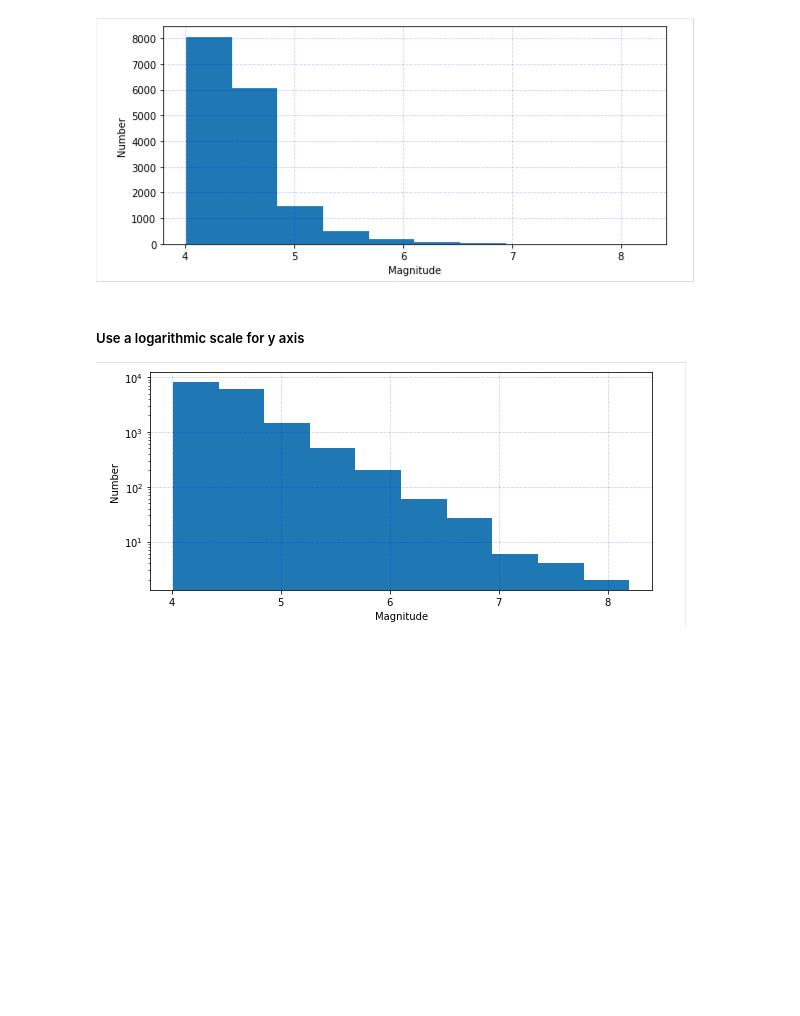
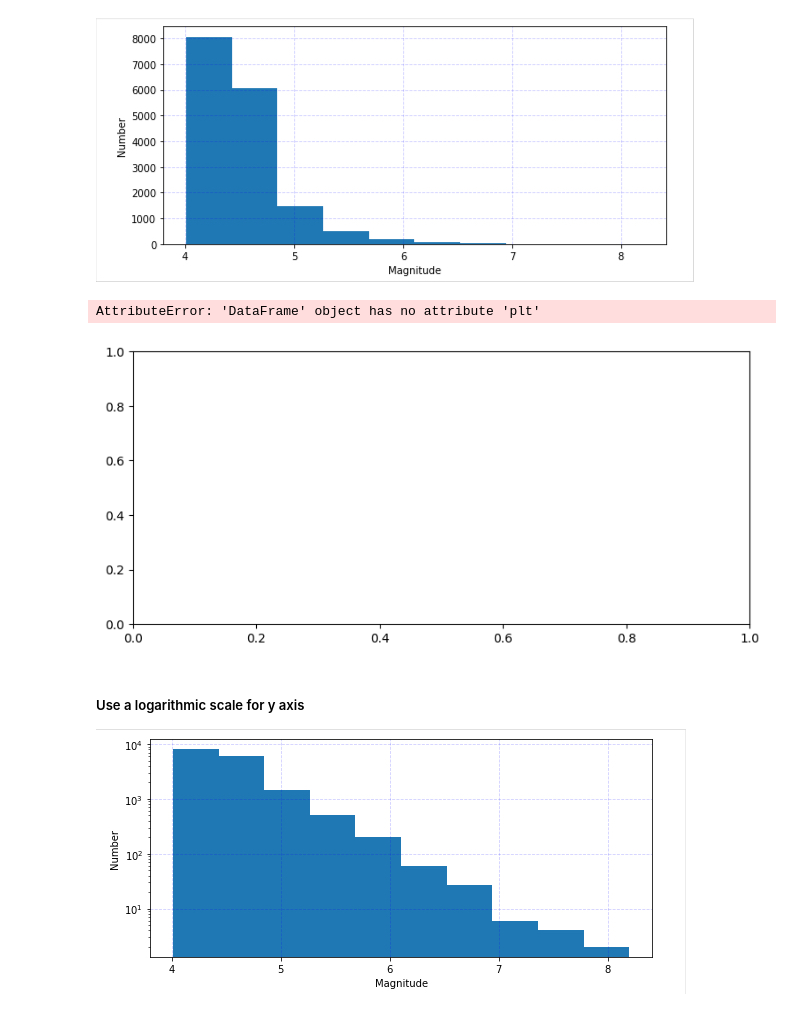
Before and after one commit to MaximilienRoten/2025_Intro_Python, a Jupyter notebook: notebook/W3_S1.ipynb, the cells around one changed output. Saved outputs shown, nothing was run; the diff lists cells and outputs as text; code cells hidden in the pictures; blank space fills up the shorter version.

```diff
--- a/notebook/W3_S1.ipynb
+++ b/notebook/W3_S1.ipynb
@@ -397,12 +444,15 @@ Hint: `Pandas` has a histogram function documented [at this link](https://pandas
 # Make a figure and plot the histogram
 # %%
 #@markdown Fill in the blank version. Double click to reveal
-__,__ = plt.subplots(figsize=(9,4))
+fig,axes = plt.subplots(figsize=(9,4))
 # Make the histogram
-____.__.____
-__.__________('______') # X axis label
-__._______('_____') # Y axis label
-__._____(alpha=0.2,c='b',ls='--')
+df.plt.hist
+plt.xlabel('Magnitude') # X axis label
+plt.ylabel('Number') # Y axis label
+plt.plot(alpha=0.2,c='b',ls='--')
+# %% [output]
+AttributeError: 'DataFrame' object has no attribute 'plt'
+[figure, added]
 # %% [markdown]
 ##### Use a logarithmic scale for y axis
 
```
Also changed, not shown: parts of 6 cells of this notebook.
